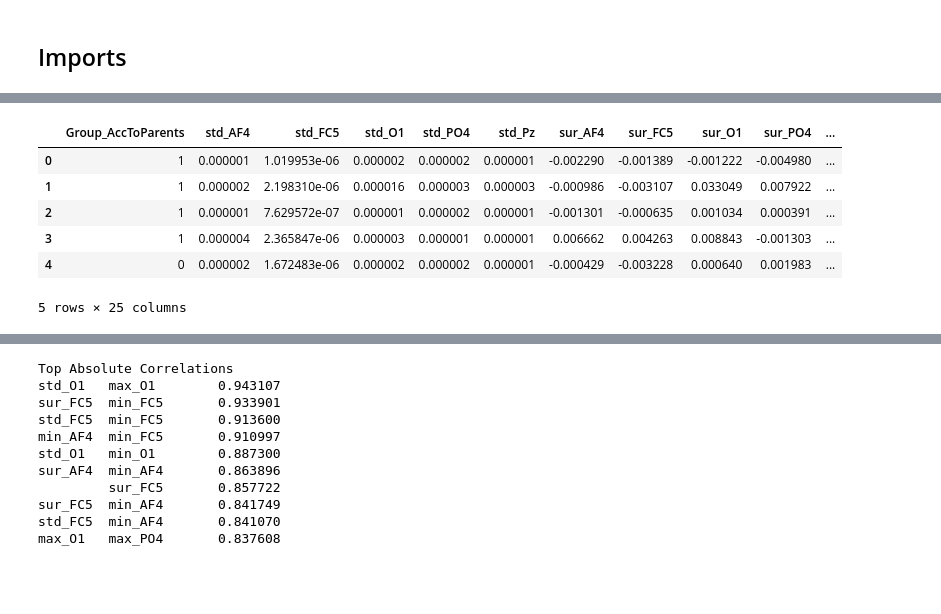
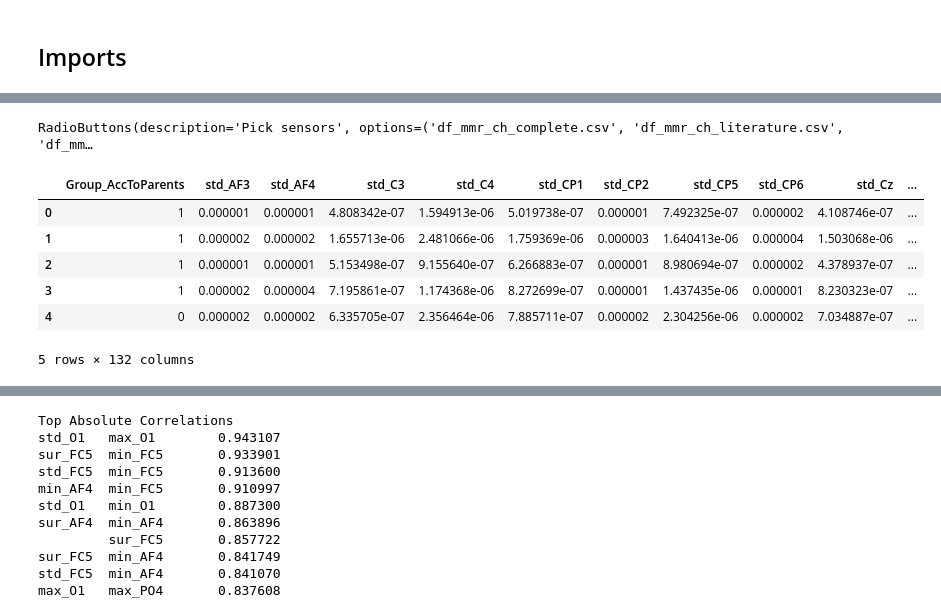
Before and after one commit to eegyolk-ai/eegyolk, a Jupyter notebook: dyslexiaprediction_nadine/ML_on_mmr_data.ipynb, the cells around one changed output, grey strips where cells are left out. Cells and saved outputs as stored; diff of their text form; code cells hidden in the pictures; blank space fills up the shorter version.

```diff
--- a/dyslexiaprediction_nadine/ML_on_mmr_data.ipynb
+++ b/dyslexiaprediction_nadine/ML_on_mmr_data.ipynb
@@ -34,14 +52,27 @@ from sklearn.model_selection import KFold
+# %%
+csv = widgets.RadioButtons(
+    options=['df_mmr_ch_complete.csv', 'df_mmr_ch_literature.csv', 'df_mmr_ch_ttest.csv', 'df_mmr_ch_connectivity.csv'],
+#    value='pineapple', # Defaults to 'pineapple'
+#    layout={'width': 'max-content'}, # If the items' names are long
+    description='Pick sensors',
+    disabled=False
+)
+display(csv)
+# %% [output]
+RadioButtons(description='Pick sensors', options=('df_mmr_ch_complete.csv', 'df_mmr_ch_literature.csv', 'df_mm…
+# %%
+csv = str(csv.value)
 # %%
-df = pd.read_csv('df_avg_mmr.csv', sep = ',')
+df = pd.read_csv(csv, sep = ',')
 df.head()
 # %% [output]
-|  | Group_AccToParents | std_AF4 | std_FC5 | std_O1 | std_PO4 | std_Pz | sur_AF4 | sur_FC5 | sur_O1 | sur_PO4 | ... |
-| 0 | 1 | 0.000001 | 1.019953e-06 | 0.000002 | 0.000002 | 0.000001 | -0.002290 | -0.001389 | -0.001222 | -0.004980 | ... |
-| 1 | 1 | 0.000002 | 2.198310e-06 | 0.000016 | 0.000003 | 0.000003 | -0.000986 | -0.003107 | 0.033049 | 0.007922 | ... |
-| 2 | 1 | 0.000001 | 7.629572e-07 | 0.000001 | 0.000002 | 0.000001 | -0.001301 | -0.000635 | 0.001034 | 0.000391 | ... |
-| 3 | 1 | 0.000004 | 2.365847e-06 | 0.000003 | 0.000001 | 0.000001 | 0.006662 | 0.004263 | 0.008843 | -0.001303 | ... |
-| 4 | 0 | 0.000002 | 1.672483e-06 | 0.000002 | 0.000002 | 0.000001 | -0.000429 | -0.003228 | 0.000640 | 0.001983 | ... |
+|  | Group_AccToParents | std_AF3 | std_AF4 | std_C3 | std_C4 | std_CP1 | std_CP2 | std_CP5 | std_CP6 | std_Cz | ... |
+| 0 | 1 | 0.000001 | 0.000001 | 4.808342e-07 | 1.594913e-06 | 5.019738e-07 | 0.000001 | 7.492325e-07 | 0.000002 | 4.108746e-07 | ... |
+| 1 | 1 | 0.000002 | 0.000002 | 1.655713e-06 | 2.481066e-06 | 1.759369e-06 | 0.000003 | 1.640413e-06 | 0.000004 | 1.503068e-06 | ... |
+| 2 | 1 | 0.000001 | 0.000001 | 5.153498e-07 | 9.155640e-07 | 6.266883e-07 | 0.000001 | 8.980694e-07 | 0.000002 | 4.378937e-07 | ... |
+| 3 | 1 | 0.000002 | 0.000004 | 7.195861e-07 | 1.174368e-06 | 8.272699e-07 | 0.000001 | 1.437435e-06 | 0.000001 | 8.230323e-07 | ... |
+| 4 | 0 | 0.000002 | 0.000002 | 6.335705e-07 | 2.356464e-06 | 7.885711e-07 | 0.000002 | 2.304256e-06 | 0.000002 | 7.034887e-07 | ... |
-5 rows × 25 columns
+5 rows × 132 columns
 # %%
 dfcor = df.corr()
 # %%
```
Also changed, not shown: parts of 20 cells of this notebook, 5 other files.
